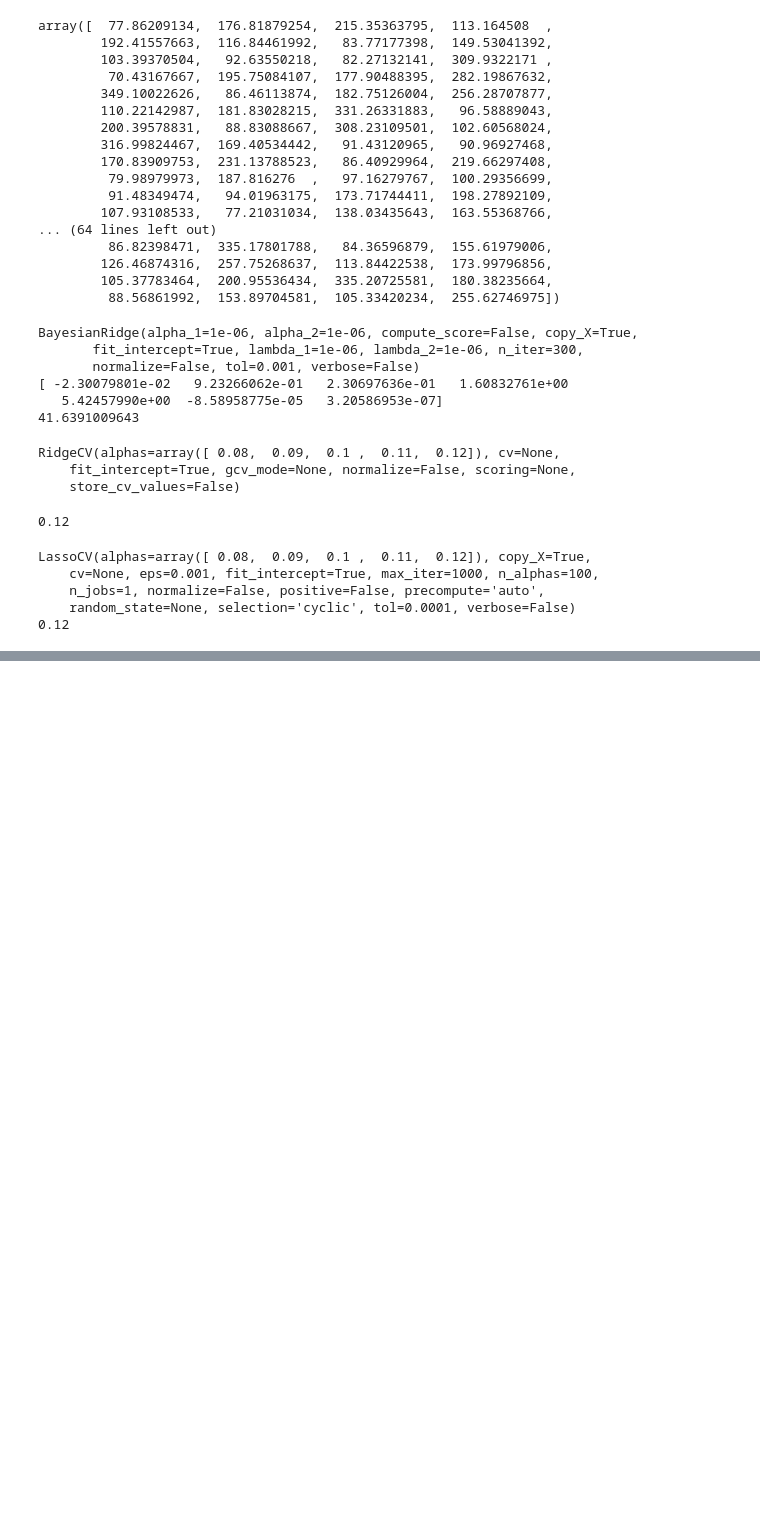
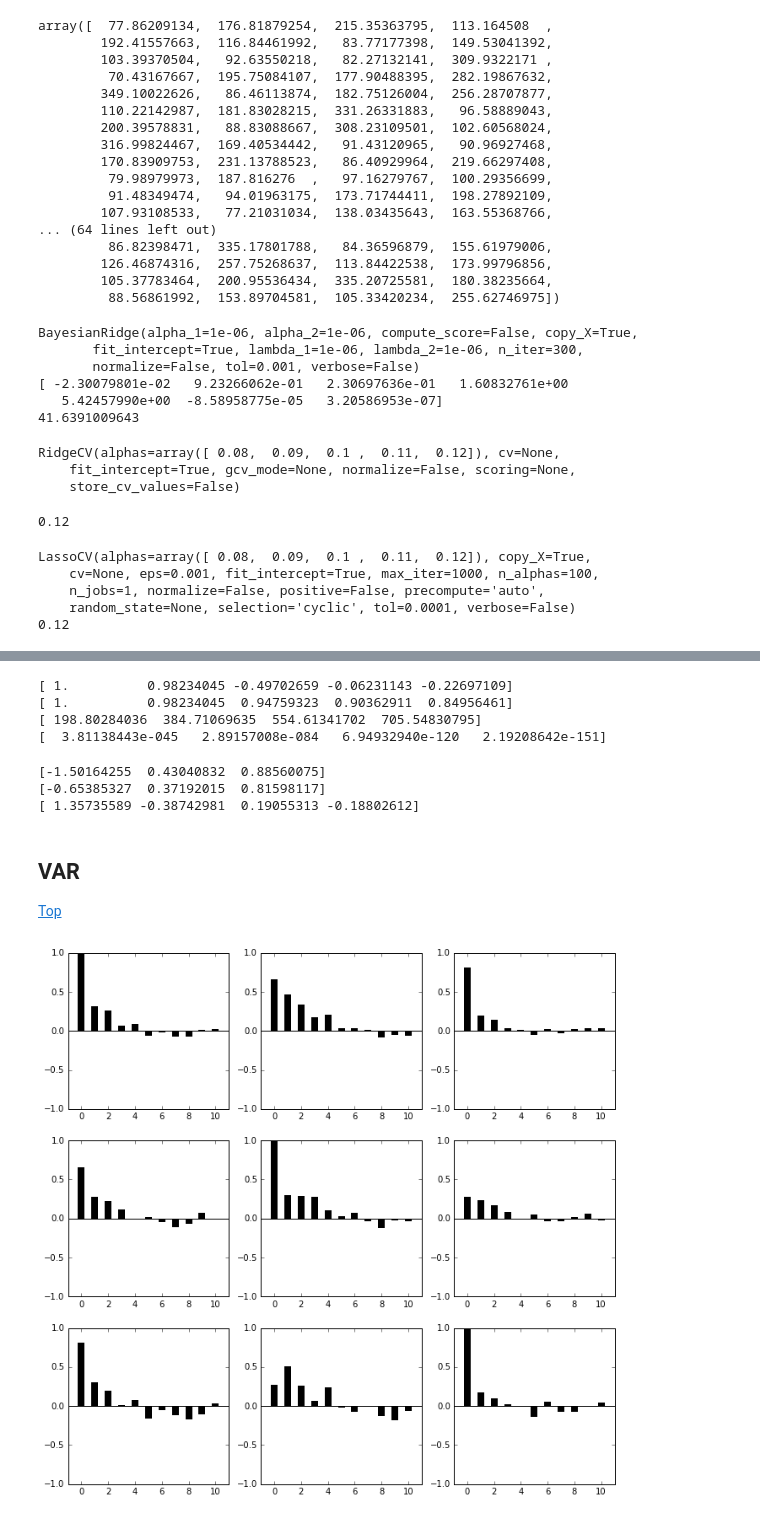
Before and after one commit to stei0792/chspython, a Jupyter notebook: Useful-Documents-in-Learning-Python/Regression Basics.ipynb, the cells around one changed output, grey strips where cells are left out. Cells and saved outputs as stored; diff of their text form; code cells hidden in the pictures; blank space fills up the shorter version.

```diff
--- a/Useful-Documents-in-Learning-Python/Regression Basics.ipynb
+++ b/Useful-Documents-in-Learning-Python/Regression Basics.ipynb
@@ -558,0 +666,9 @@ LassoCV(alphas=array([ 0.08,  0.09,  0.1 ,  0.11,  0.12]), copy_X=True,
+# %%
+#fit a OLS model with all, see how R^2 changes
+X = df_96on[['Dollar','Crude','Corn','Gas','My_Coal','Urea_Inventory','UAN_Inventory','UAN']]
+Y = df_96on[['Urea']]
+X= sm.add_constant(X)
+est= sm.OLS(Y,X).fit()
+r_square = est.rsquared
+print(r_square)
+est.summary()
@@ -558,0 +739,8 @@ LassoCV(alphas=array([ 0.08,  0.09,  0.1 ,  0.11,  0.12]), copy_X=True,
+# %%
+tsa = sm.tsa
+mdata = sm.datasets.macrodata.load().data
+endog = np.log(mdata['m1'])
+exog = np.column_stack([np.log(mdata['realgdp']),np.log(mdata['cpi'])])
+exog = sm.add_constant(exog,prepend=True)
+res1 = sm.OLS(endog,exog).fit()
+res1.summary()
@@ -558,0 +766,47 @@ LassoCV(alphas=array([ 0.08,  0.09,  0.1 ,  0.11,  0.12]), copy_X=True,
+# %%
+acf, Q, pvalue = tsa.acf(res1.resid, nlags=4, qstat=True,unbiased=True)
+#partial autocorrelation
+print(tsa.pacf(res1.resid, nlags=4))
+print(acf)
+print(Q)
+print(pvalue)
+#The strong autocorrelation indicates that either our model
+#is misspecified or there is strong autocorrelation in the errors.
+# %% [output]
+[ 1.          0.98234045 -0.49702659 -0.06231143 -0.22697109]
+[ 1.          0.98234045  0.94759323  0.90362911  0.84956461]
+[ 198.80284036  384.71069635  554.61341702  705.54830795]
+[  3.81138443e-045   2.89157008e-084   6.94932940e-120   2.19208642e-151]
+# %%
+# if we assume that there is strong autocorrelation in the errors we can estimate model with GLSAR
+#let us consider 4 lags in the autoregressive error
+mod2 = sm.GLSAR(endog, exog, rho=4)
+res2 = mod2.iterative_fit()
+print(res1.params)
+print(res2.params)
+print(mod2.rho)
+# %% [output]
+[-1.50164255  0.43040832  0.88560075]
+[-0.65385327  0.37192015  0.81598117]
+[ 1.35735589 -0.38742981  0.19055313 -0.18802612]
+# %% [markdown]
+## VAR
+[Top](#Table-of-contents)
+# %%
+import pandas as pd
+import numpy as np
+import matplotlib.pyplot as plt
+%matplotlib inline
+import statsmodels.api as sm
+tsa = sm.tsa
+# fit the model with two lags of the log differentiated data, VAR sample autocorrelation
+mdata = sm.datasets.macrodata.load().data
+mdata = mdata[['realgdp','realcons','realinv']]
+names = mdata.dtype.names
+data = mdata.view((float,3))
+data = np.diff(np.log(data), axis=0)
+model = tsa.VAR(data)
+res = model.fit(2)
+res.plot_sample_acorr()
+# %% [output]
+[figure, added]
```
Also changed, not shown: parts of 25 cells of this notebook.
